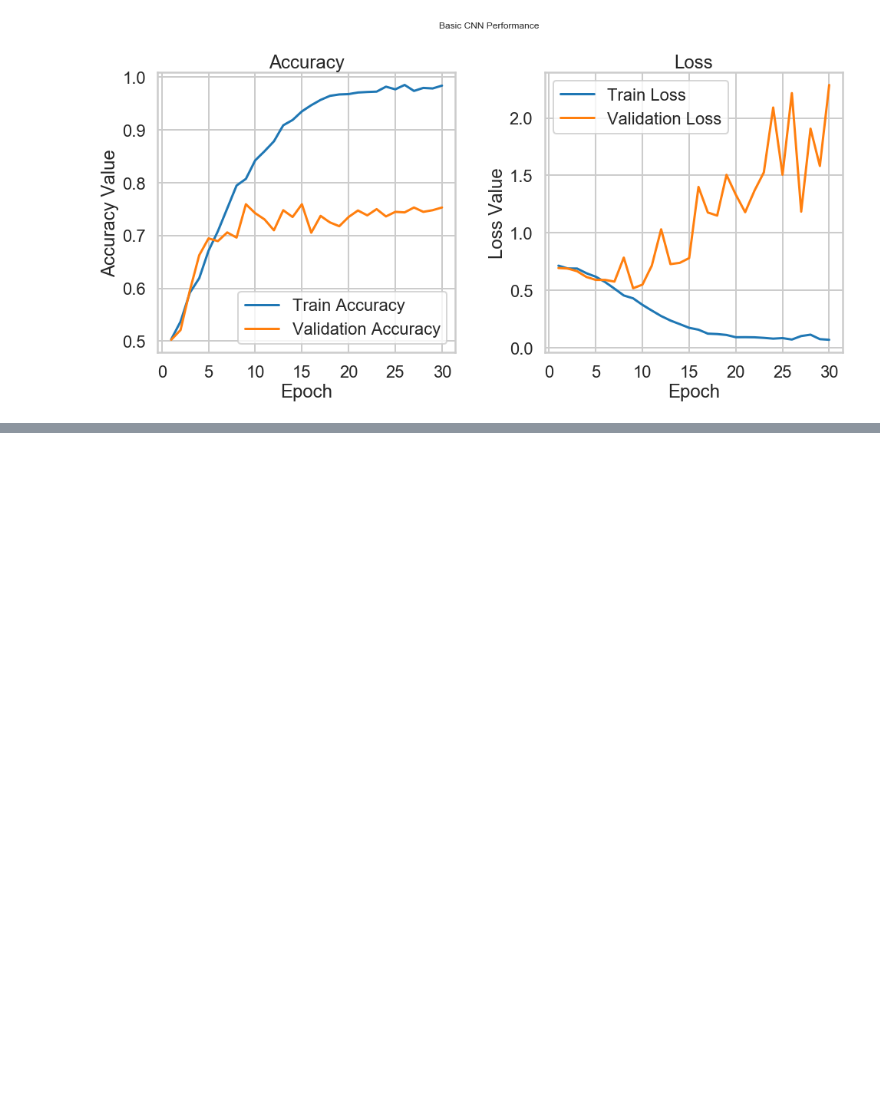
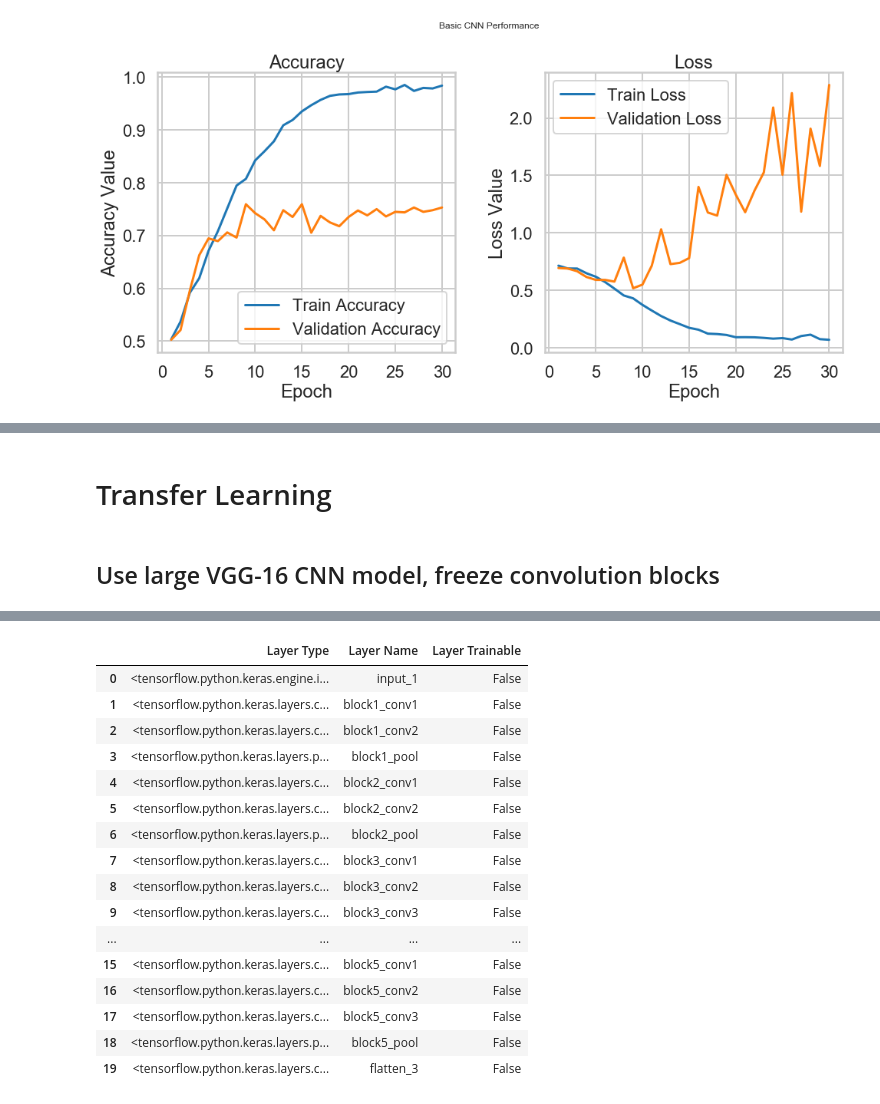
Before and after one commit to nbrockett/ml-fundamentals, a Jupyter notebook: transfer_learning/tl_classification.ipynb, the cells around one changed output, grey strips where cells are left out. Cells and saved outputs as stored; diff of their text form; code cells hidden in the pictures; blank space fills up the shorter version.

```diff
--- a/transfer_learning/tl_classification.ipynb
+++ b/transfer_learning/tl_classification.ipynb
@@ -315,0 +416,25 @@ model.save("cats_dogs_basic_cnn.h5")
+# %% [markdown]
+# Transfer Learning
+# %% [markdown]
+## Use large VGG-16 CNN model, freeze convolution blocks
+# %%
+from tensorflow.keras.applications import vgg16
+from tensorflow.keras.models import Model
+import tensorflow.keras as keras
+
+vgg = vgg16.VGG16(include_top=False, weights='imagenet',
+                                     input_shape=input_shape)
+
+output = vgg.layers[-1].output
+output = keras.layers.Flatten()(output)
+vgg_model = Model(vgg.input, output)
+
+vgg_model.trainable = False
+for layer in vgg_model.layers:
+    layer.trainable = False
+
+import pandas as pd
+pd.set_option('max_colwidth', -1)
+layers = [(layer, layer.name, layer.trainable) for layer in vgg_model.layers]
+pd.DataFrame(layers, columns=['Layer Type', 'Layer Name', 'Layer Trainable'])
+# %% [output]
@@ -315,0 +443,17 @@ model.save("cats_dogs_basic_cnn.h5")
+|  | Layer Type | Layer Name | Layer Trainable |
+| 0 | <tensorflow.python.keras.engine.i... | input_1 | False |
+| 1 | <tensorflow.python.keras.layers.c... | block1_conv1 | False |
+| 2 | <tensorflow.python.keras.layers.c... | block1_conv2 | False |
+| 3 | <tensorflow.python.keras.layers.p... | block1_pool | False |
+| 4 | <tensorflow.python.keras.layers.c... | block2_conv1 | False |
+| 5 | <tensorflow.python.keras.layers.c... | block2_conv2 | False |
+| 6 | <tensorflow.python.keras.layers.p... | block2_pool | False |
+| 7 | <tensorflow.python.keras.layers.c... | block3_conv1 | False |
+| 8 | <tensorflow.python.keras.layers.c... | block3_conv2 | False |
+| 9 | <tensorflow.python.keras.layers.c... | block3_conv3 | False |
+| ... | ... | ... | ... |
+| 15 | <tensorflow.python.keras.layers.c... | block5_conv1 | False |
+| 16 | <tensorflow.python.keras.layers.c... | block5_conv2 | False |
+| 17 | <tensorflow.python.keras.layers.c... | block5_conv3 | False |
+| 18 | <tensorflow.python.keras.layers.p... | block5_pool | False |
+| 19 | <tensorflow.python.keras.layers.c... | flatten_3 | False |
```
Also changed, not shown: parts of 17 cells of this notebook, 1 other file.
